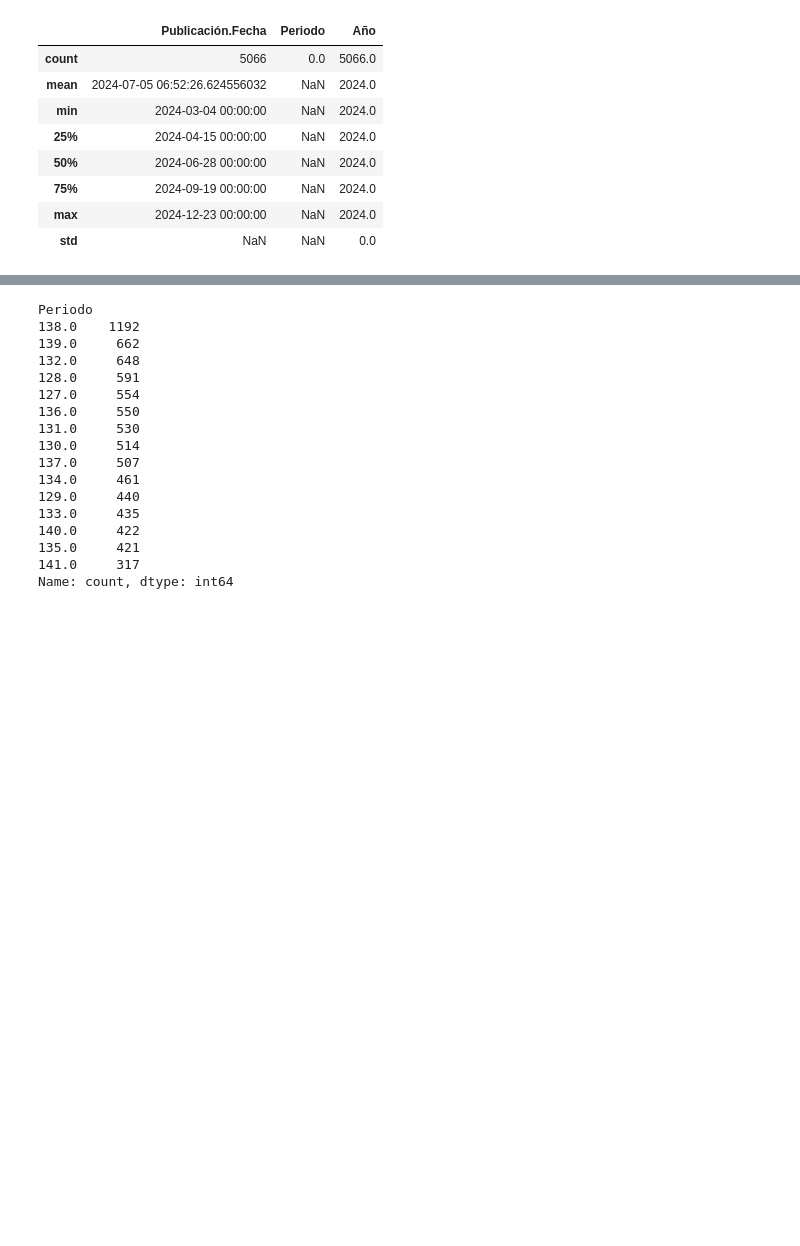
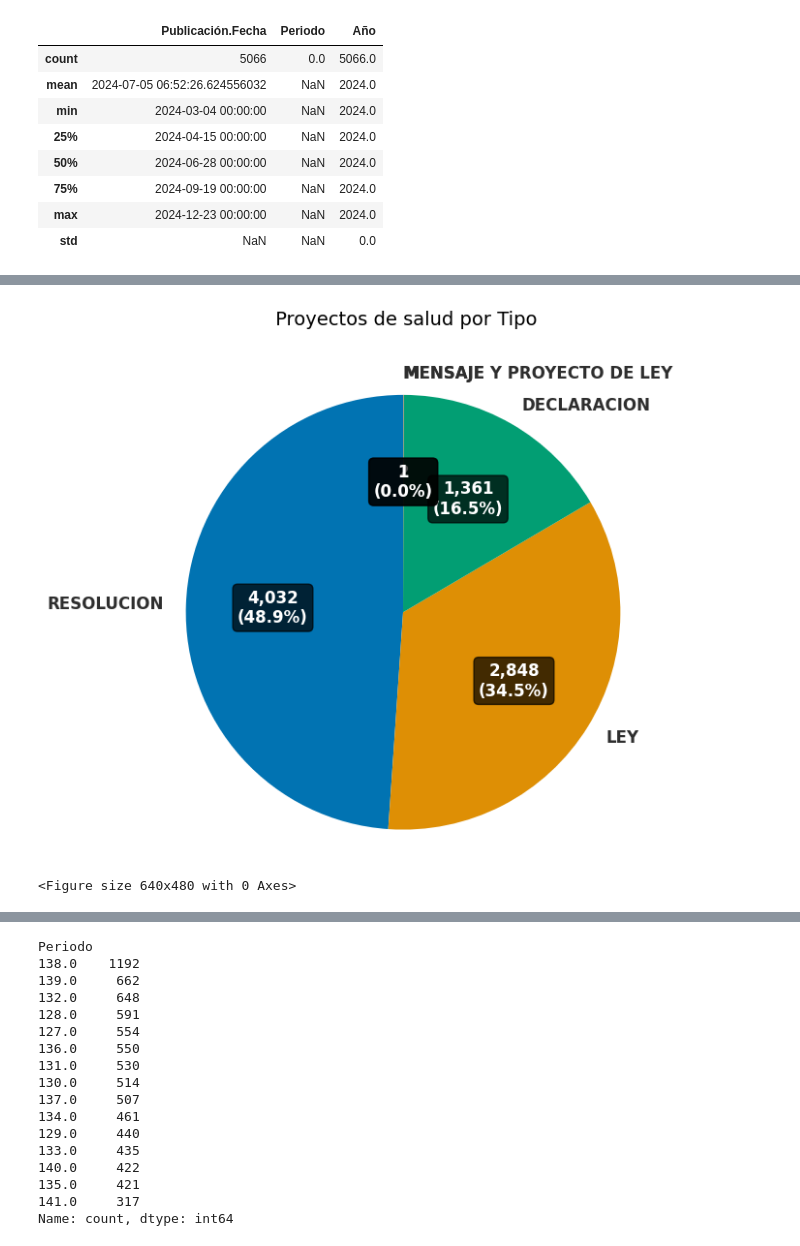
Before and after one commit to AmaliaGuaymasCanavire/iamas_iniciativasleg_salud, a Jupyter notebook: src/notebooks/2.2eda_IL_SALUD_2009_2024.ipynb, the cells around one changed output, grey strips where cells are left out. Cells and saved outputs as stored; diff of their text form; code cells hidden in the pictures; blank space fills up the shorter version.

```diff
--- a/src/notebooks/2.2eda_IL_SALUD_2009_2024.ipynb
+++ b/src/notebooks/2.2eda_IL_SALUD_2009_2024.ipynb
@@ -279,0 +321,5 @@ del proyecto_2009_2024_LIMPIO_df['Fecha']
+# %%
+import seaborn as sns
+# Generar una paleta categórica apta para daltónicos
+paleta_daltónicos = sns.color_palette("colorblind", 5)
+paleta_daltónicos
@@ -279,0 +332,73 @@ del proyecto_2009_2024_LIMPIO_df['Fecha']
+# %%
+# Configurar el estilo y crear la grilla
+plt.style.use('default')
+fig, ax = plt.subplots(1, 1, figsize=(10, 8))  # Tamaño aumentado para mejor legibilidad
+
+# --- GRÁFICO: TORTA - PROYECTOS DE SALUD POR TIPO ---
+# Preparar datos (asegurarse de que tipo_salud_counts existe)
+if 'tipo_salud_counts' not in locals():
+    # Si no existe, calcularlo desde el DataFrame
+    tipo_salud_counts = proyecto_2009_2024_LIMPIO_df[proyecto_2009_2024_LIMPIO_df['Proyecto_SALUD'] == 1]['Tipo'].value_counts()
+
+labels_pie2 = tipo_salud_counts.index.tolist()
+sizes_pie2 = tipo_salud_counts.values.tolist()
+
+# Paleta de colores accesible para daltonismo con 4 colores diferenciables
+colors_pie2 = paleta_daltónicos #['#F15854','#5DA5DA', '#60BD68', '#B2912F','#FAA43A']  # Azul, Rojo, Verde, Amarillo-marrón
+# Para más categorías, agregar: '#FAA43A' (naranja), '#CC79A7' (rosa), '#4D4D4D' (gris)
+
+# Ajustar colores según el número de categorías
+if len(labels_pie2) > len(colors_pie2):
+    # Extender la paleta si hay más categorías
+    colors_pie2 = colors_pie2 * (len(labels_pie2) // len(colors_pie2) + 1)
+colors_pie2 = colors_pie2[:len(labels_pie2)]
+
+
+
+# Función personalizada para mostrar valor y porcentaje con formato accesible
+def make_autopct(values):
+    def my_autopct(pct):
+        total = sum(values)
+        val = int(round(pct * total / 100.0))
+        return f'{val:,}\n({pct:.1f}%)'
+    return my_autopct
+
+# Crear el gráfico de torta
+wedges, texts, autotexts = ax.pie(sizes_pie2,  labels=labels_pie2, colors=colors_pie2,
+                                  autopct=make_autopct(sizes_pie2),  startangle=90,
+                                  textprops={'fontsize': 11, 'fontweight': 'bold'})
+
+# Mejorar la apariencia de los textos para máxima accesibilidad
+for autotext in autotexts:
+    autotext.set_color('white')
+    autotext.set_fontweight('bold')
+    autotext.set_fontsize(12)
+    autotext.set_bbox(dict(boxstyle="round,pad=0.3", facecolor='black', alpha=0.7))
+
+for text in texts:
+    text.set_fontsize(12)
+    text.set_fontweight('bold')
+    text.set_color('#2E2E2E')
+
+ax.set_title(' Proyectos de salud por Tipo\n', pad=20, fontsize=14)
+
+ax.axis('equal')
+
+# --- AJUSTES FINALES ---
+plt.tight_layout(pad=3)
+plt.subplots_adjust(bottom=0.25, right=0.7)  # Más espacio para leyenda y texto
+
+# Guardar en alta calidad para accesibilidad
+plt.savefig(BASE_DIR+'imagenes/proyectosSaludTipo.png',
+            dpi=300, bbox_inches='tight',
+            facecolor='white', edgecolor='none')
+
+plt.show()
+
+# Limpiar para próximos gráficos
+plt.cla()
+plt.clf()
+plt.close(fig)
+# %% [output]
+[figure, added]
+<Figure size 640x480 with 0 Axes>
```
Also changed, not shown: parts of 31 cells of this notebook, 37 other files.
